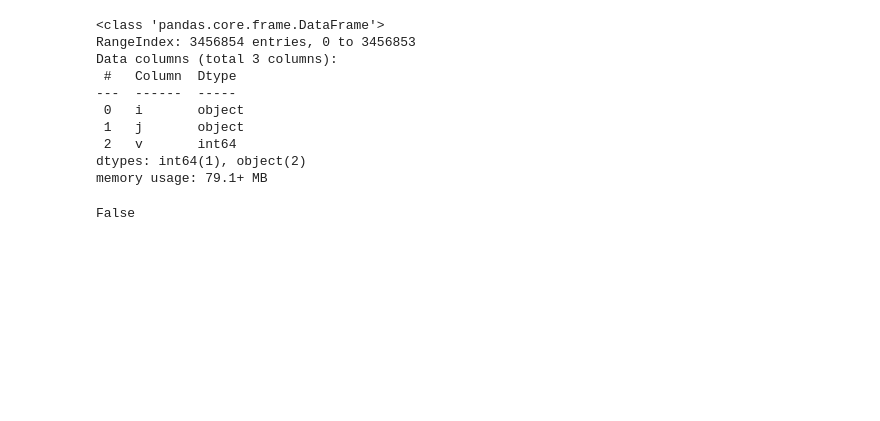
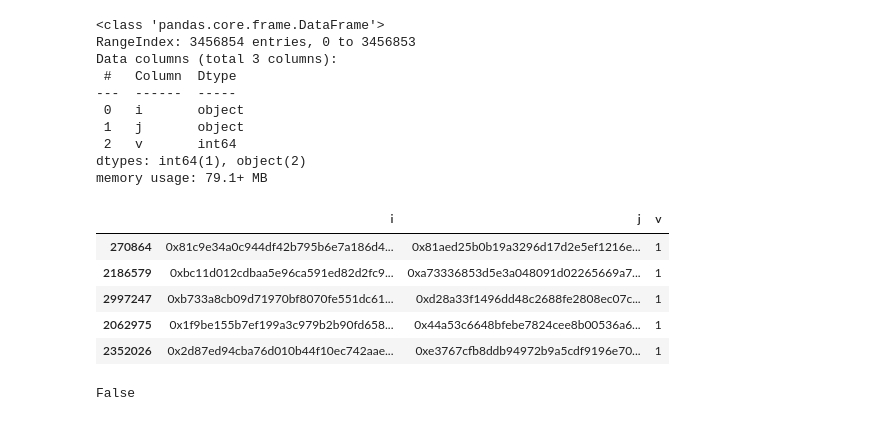
Before and after one commit to Karma3Labs/farcaster-graph, a Jupyter notebook: notebooks/igraph-engagement_addr.ipynb, the cells around one changed output. Saved outputs shown, nothing was run; the diff lists cells and outputs as text; code cells hidden in the pictures; blank space fills up the shorter version.

```diff
--- a/notebooks/igraph-Farcaster-engagement.ipynb
+++ b/notebooks/igraph-engagement_addr.ipynb
@@ -25,6 +25,15 @@ Data columns (total 3 columns):
  2   v       int64
 dtypes: int64(1), object(2)
 memory usage: 79.1+ MB
+# %%
+edges_df.sample(5)
+# %% [output]
+|  | i | j | v |
+| 270864 | 0x81c9e34a0c944df42b795b6e7a186d4... | 0x81aed25b0b19a3296d17d2e5ef1216e... | 1 |
+| 2186579 | 0xbc11d012cdbaa5e96ca591ed82d2fc9... | 0xa73336853d5e3a048091d02265669a7... | 1 |
+| 2997247 | 0xb733a8cb09d71970bf8070fe551dc61... | 0xd28a33f1496dd48c2688fe2808ec07c... | 1 |
+| 2062975 | 0x1f9be155b7ef199a3c979b2b90fd658... | 0x44a53c6648bfebe7824cee8b00536a6... | 1 |
+| 2352026 | 0x2d87ed94cba76d010b44f10ec742aae... | 0xe3767cfb8ddb94972b9a5cdf9196e70... | 1 |
 # %%
 gml_filepath = "data/fc_l1rep6rec3m12enhancedConnections.gml"
 print(os.path.isfile(gml_filepath))
```
Also changed, not shown: parts of 11 cells of this notebook, 1 other file.
